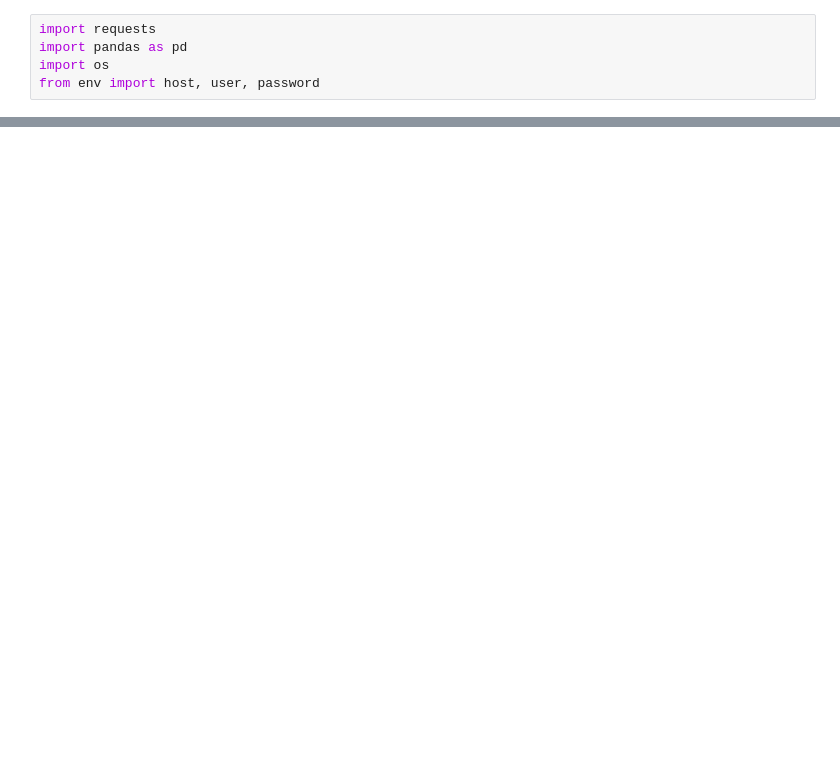
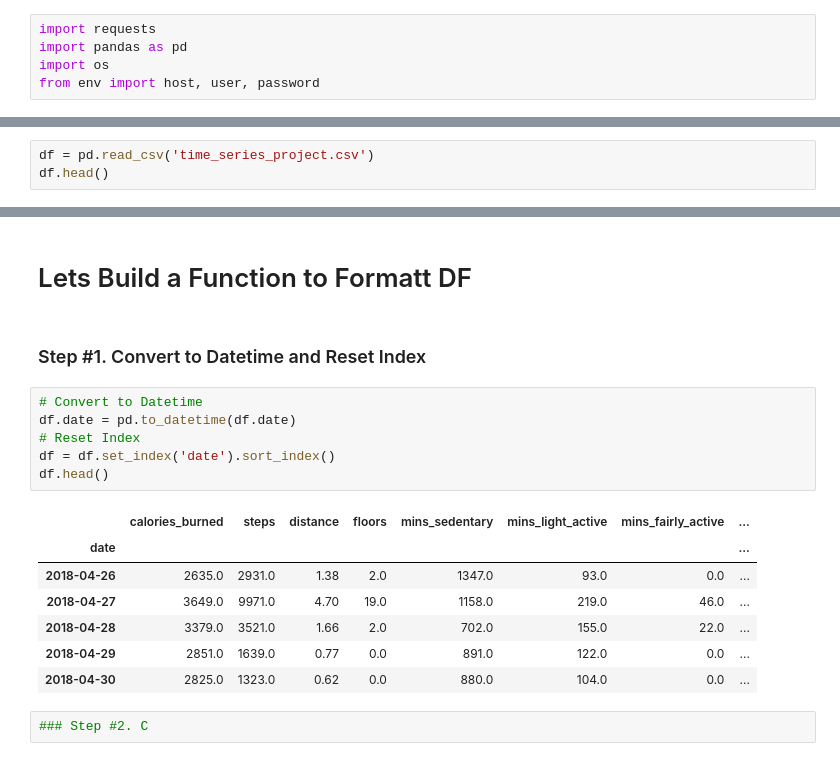
Before and after one commit to CSolitaire/time-series-exercises, a Jupyter notebook: project_explore.ipynb, the cells around one changed output, grey strips where cells are left out. Saved outputs shown, nothing was run; the diff lists cells and outputs as text; blank space fills up the shorter version.

Commit message:
Edits to project df

```diff
--- a/project_explore.ipynb
+++ b/project_explore.ipynb
@@ -25,0 +20,3 @@ pd.read_csv(f"{data_files}{csv_name}")
+# %%
+df = pd.read_csv('time_series_project.csv')
+df.head()
@@ -25,0 +50,20 @@ pd.read_csv(f"{data_files}{csv_name}")
+# %% [markdown]
+# Lets Build a Function to Formatt DF
+# %% [markdown]
+### Step #1. Convert to Datetime and Reset Index
+# %%
+# Convert to Datetime
+df.date = pd.to_datetime(df.date)
+# Reset Index
+df = df.set_index('date').sort_index()
+df.head()
+# %% [output]
+|  | calories_burned | steps | distance | floors | mins_sedentary | mins_light_active | mins_fairly_active | ... |
+| date |  |  |  |  |  |  |  | ... |
+| 2018-04-26 | 2635.0 | 2931.0 | 1.38 | 2.0 | 1347.0 | 93.0 | 0.0 | ... |
+| 2018-04-27 | 3649.0 | 9971.0 | 4.70 | 19.0 | 1158.0 | 219.0 | 46.0 | ... |
+| 2018-04-28 | 3379.0 | 3521.0 | 1.66 | 2.0 | 702.0 | 155.0 | 22.0 | ... |
+| 2018-04-29 | 2851.0 | 1639.0 | 0.77 | 0.0 | 891.0 | 122.0 | 0.0 | ... |
+| 2018-04-30 | 2825.0 | 1323.0 | 0.62 | 0.0 | 880.0 | 104.0 | 0.0 | ... |
+# %%
+### Step #2. C
```
Also changed, not shown: parts of 7 cells of this notebook, 1 other file.
